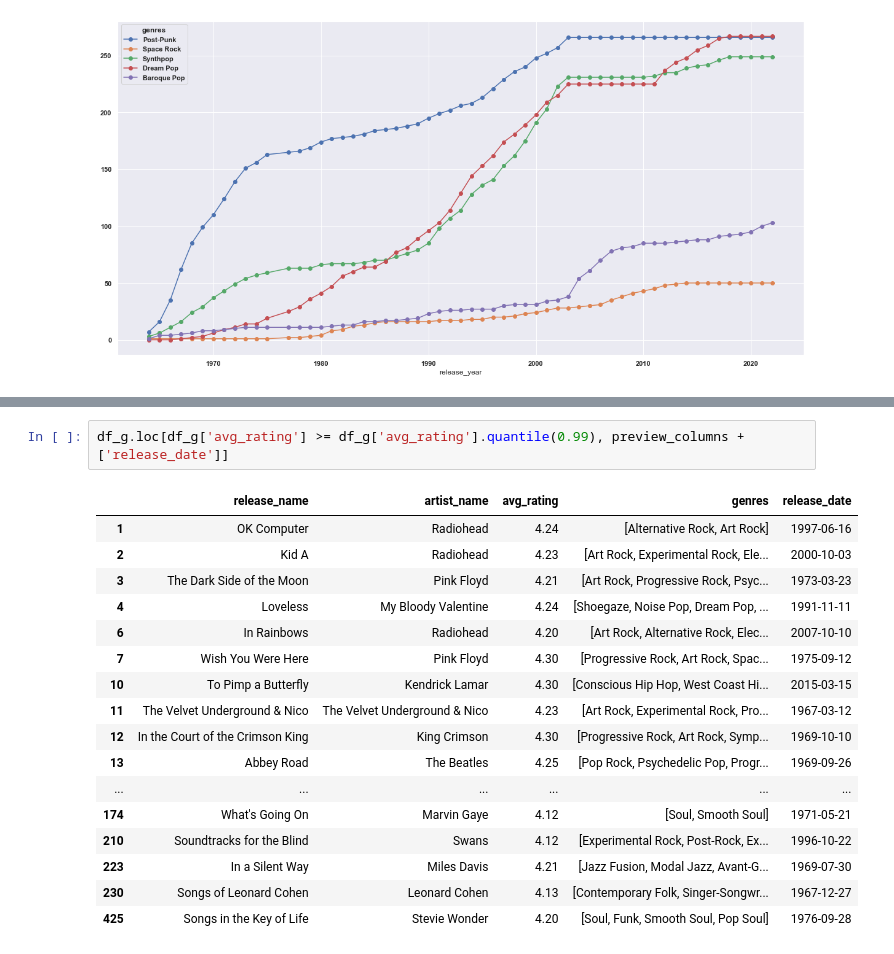
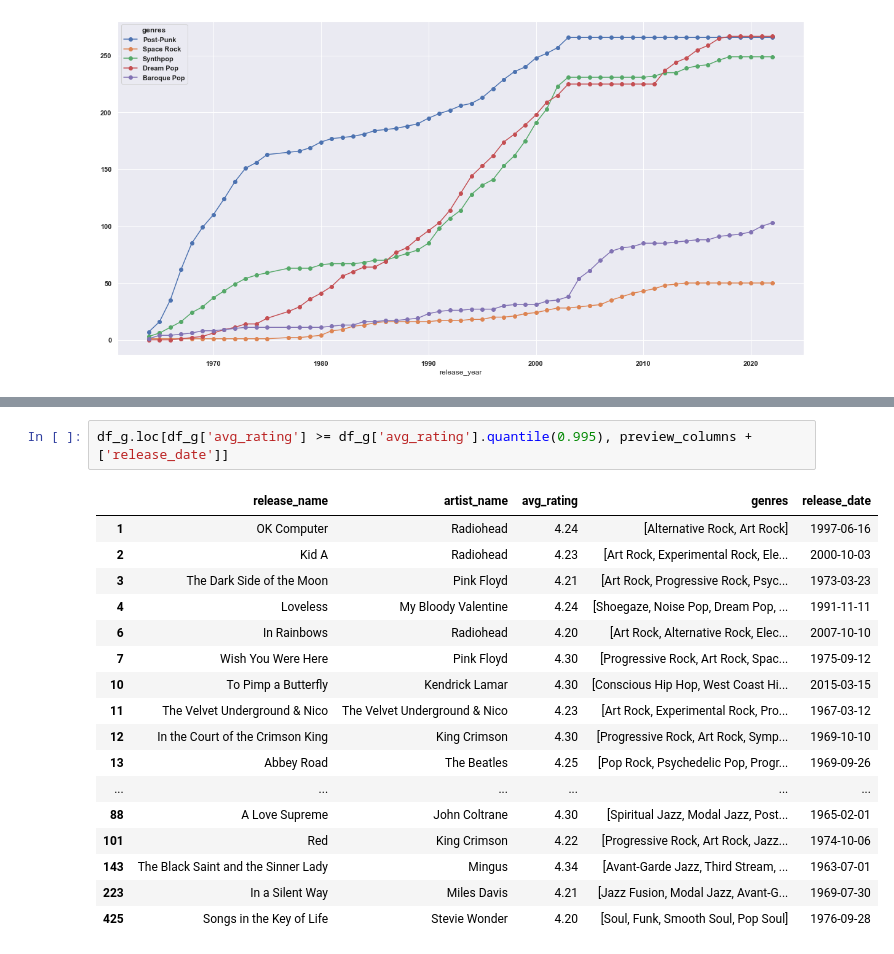
Before and after one commit to panierka/RymTop5000Albums, a Jupyter notebook: eda.ipynb, the cells around one changed output, grey strips where cells are left out. Drawn from its saved outputs; the diff is of its cells as text.

```diff
--- a/eda.ipynb
+++ b/eda.ipynb
@@ -400,21 +424,21 @@ df_g.loc[df_g['avg_rating'] <= df_g['avg_rating'].quantile(0.01), preview_column
 | 4947 | Death to False Metal | Weezer | 1.76 | [Power Pop, Alternative Rock] | 2010-11-02 |
 # %%
-df_g.loc[df_g['avg_rating'] >= df_g['avg_rating'].quantile(0.99), preview_columns + ['release_date']]
+df_g.loc[df_g['avg_rating'] >= df_g['avg_rating'].quantile(0.995), preview_columns + ['release_date']]
 # %% [output]
 |  | release_name | artist_name | avg_rating | genres | release_date |
 | 1 | OK Computer | Radiohead | 4.24 | [Alternative Rock, Art Rock] | 1997-06-16 |
 | 2 | Kid A | Radiohead | 4.23 | [Art Rock, Experimental Rock, Ele... | 2000-10-03 |
 | 3 | The Dark Side of the Moon | Pink Floyd | 4.21 | [Art Rock, Progressive Rock, Psyc... | 1973-03-23 |
 | 4 | Loveless | My Bloody Valentine | 4.24 | [Shoegaze, Noise Pop, Dream Pop, ... | 1991-11-11 |
 | 6 | In Rainbows | Radiohead | 4.20 | [Art Rock, Alternative Rock, Elec... | 2007-10-10 |
 | 7 | Wish You Were Here | Pink Floyd | 4.30 | [Progressive Rock, Art Rock, Spac... | 1975-09-12 |
 | 10 | To Pimp a Butterfly | Kendrick Lamar | 4.30 | [Conscious Hip Hop, West Coast Hi... | 2015-03-15 |
 | 11 | The Velvet Underground & Nico | The Velvet Underground & Nico | 4.23 | [Art Rock, Experimental Rock, Pro... | 1967-03-12 |
 | 12 | In the Court of the Crimson King | King Crimson | 4.30 | [Progressive Rock, Art Rock, Symp... | 1969-10-10 |
 | 13 | Abbey Road | The Beatles | 4.25 | [Pop Rock, Psychedelic Pop, Progr... | 1969-09-26 |
 | ... | ... | ... | ... | ... | ... |
-| 174 | What's Going On | Marvin Gaye | 4.12 | [Soul, Smooth Soul] | 1971-05-21 |
-| 210 | Soundtracks for the Blind | Swans | 4.12 | [Experimental Rock, Post-Rock, Ex... | 1996-10-22 |
+| 88 | A Love Supreme | John Coltrane | 4.30 | [Spiritual Jazz, Modal Jazz, Post... | 1965-02-01 |
+| 101 | Red | King Crimson | 4.22 | [Progressive Rock, Art Rock, Jazz... | 1974-10-06 |
+| 143 | The Black Saint and the Sinner Lady | Mingus | 4.34 | [Avant-Garde Jazz, Third Stream, ... | 1963-07-01 |
 | 223 | In a Silent Way | Miles Davis | 4.21 | [Jazz Fusion, Modal Jazz, Avant-G... | 1969-07-30 |
-| 230 | Songs of Leonard Cohen | Leonard Cohen | 4.13 | [Contemporary Folk, Singer-Songwr... | 1967-12-27 |
 | 425 | Songs in the Key of Life | Stevie Wonder | 4.20 | [Soul, Funk, Smooth Soul, Pop Soul] | 1976-09-28 |
```
Also changed, not shown: parts of 7 cells of this notebook, 1 other file.
